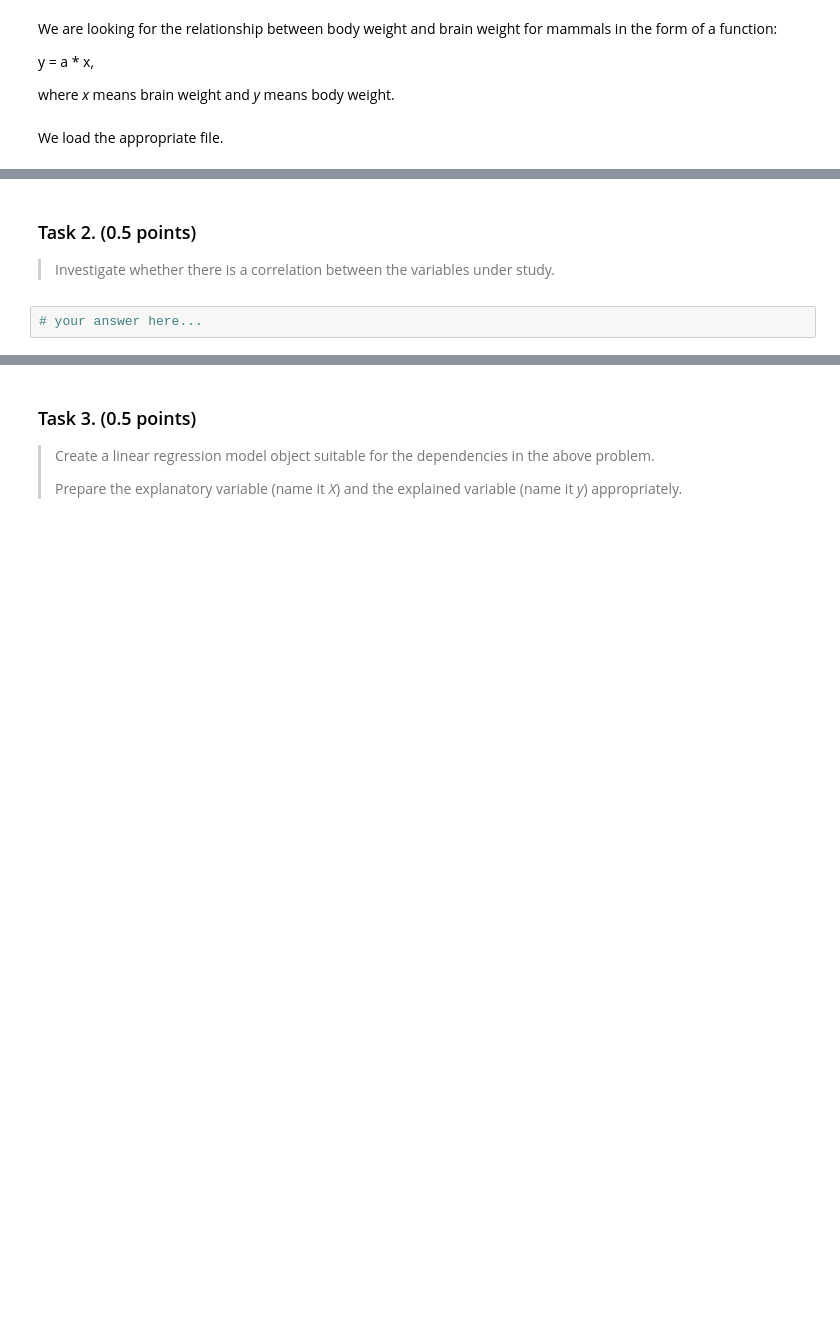
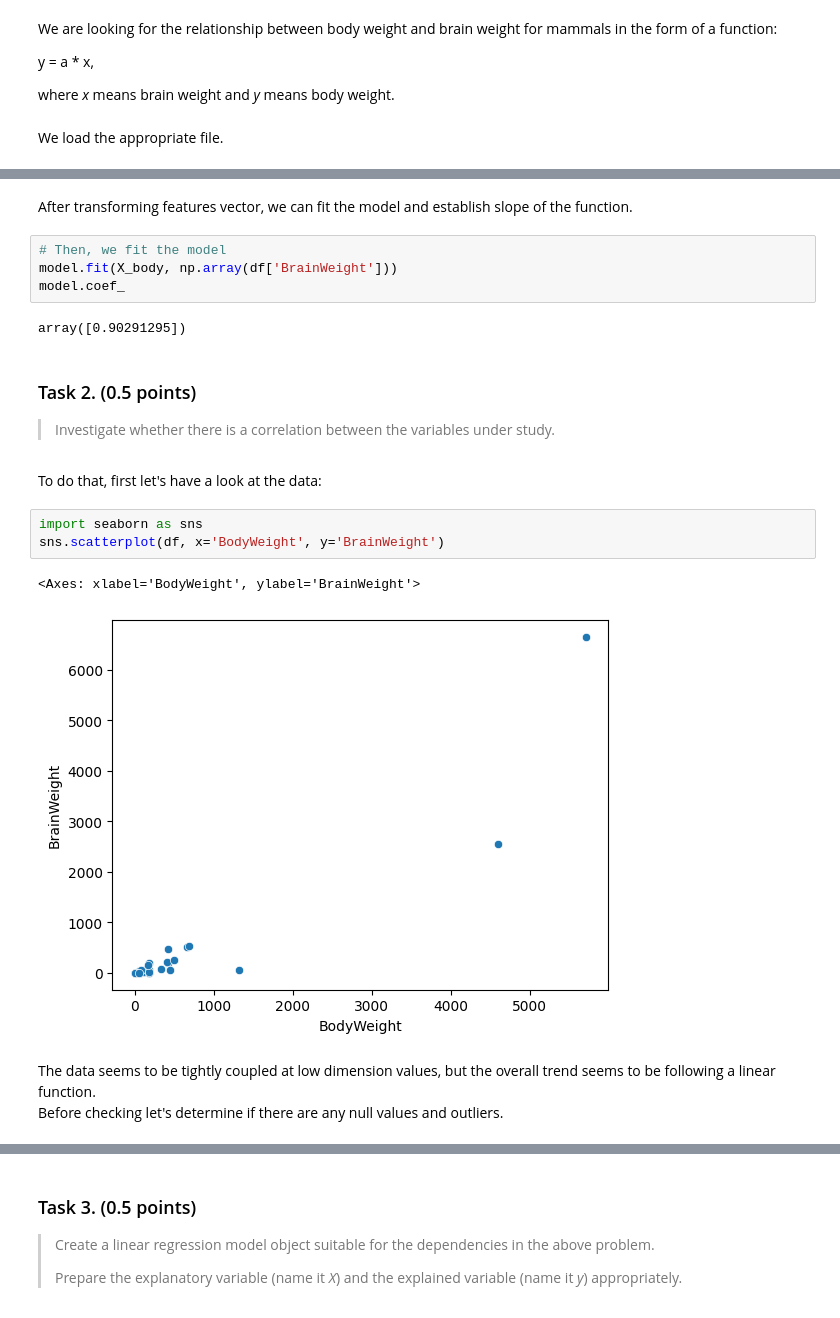
Before and after one commit to Azirral/data-science-exercises, a Jupyter notebook: Exercise3/ADM_prediction.ipynb, the cells around one changed output, grey strips where cells are left out. Drawn from its saved outputs; the diff is of its cells as text; blank space fills up the shorter version.

Commit message:
First task finished

```diff
--- a/Exercise3/ADM_prediction.ipynb
+++ b/Exercise3/ADM_prediction.ipynb
@@ -83,5 +123,22 @@ df.head()
+# %% [markdown]
+After transforming features vector, we can fit the model and establish slope of the function.
+# %%
+# Then, we fit the model
+model.fit(X_body, np.array(df['BrainWeight']))
+model.coef_
+# %% [output]
+array([0.90291295])
 # %% [markdown]
 ### Task 2. (0.5 points)
 > Investigate whether there is a correlation between the variables under study.
-# %%
-# your answer here...
+# %% [markdown]
+To do that, first let's have a look at the data:
+# %%
+import seaborn as sns
+sns.scatterplot(df, x='BodyWeight', y='BrainWeight')
+# %% [output]
+<Axes: xlabel='BodyWeight', ylabel='BrainWeight'>
+[figure, added]
+# %% [markdown]
+The data seems to be tightly coupled at low dimension values, but the overall trend seems to be following a linear function.
+Before checking let's determine if there are any null values and outliers.
```
Also changed, not shown: parts of 15 cells of this notebook.
